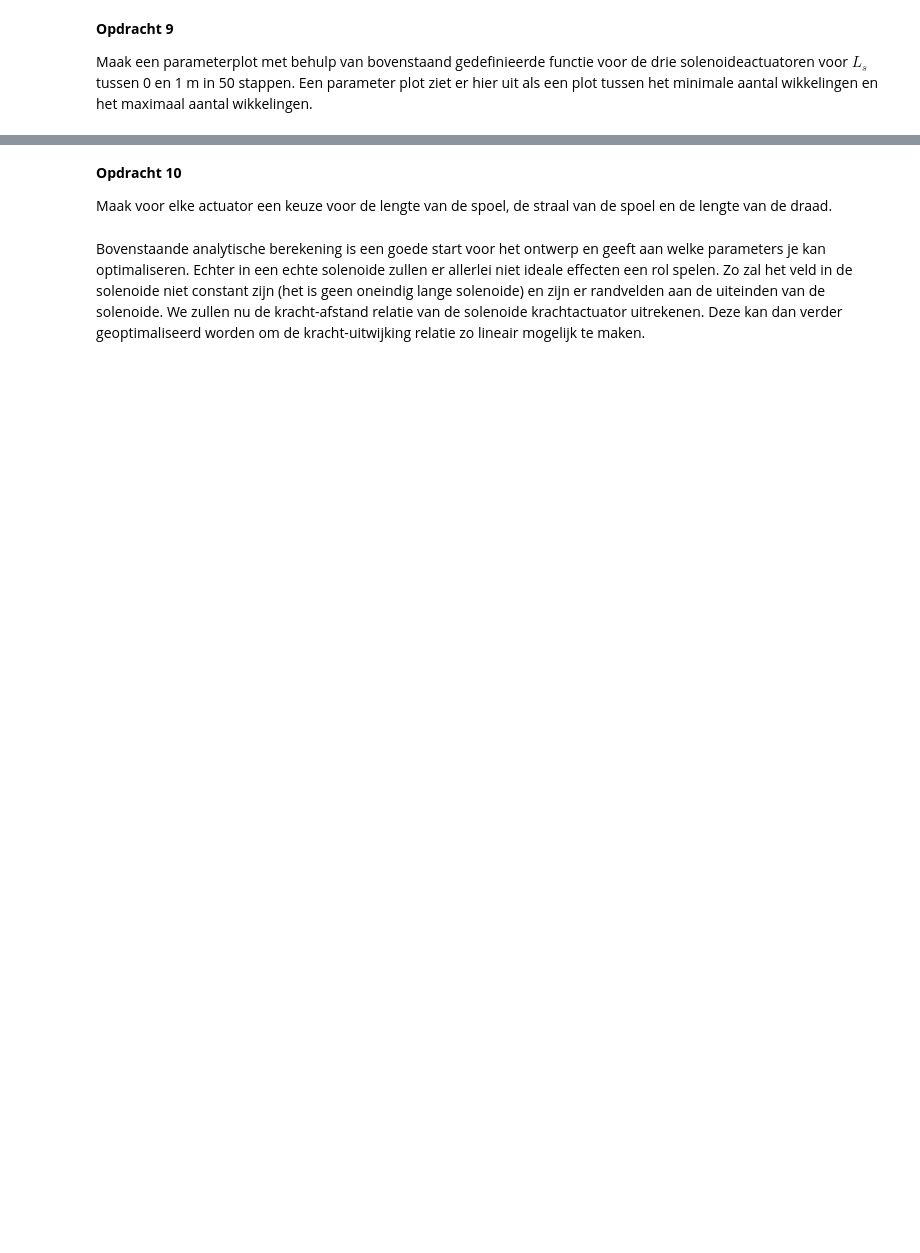
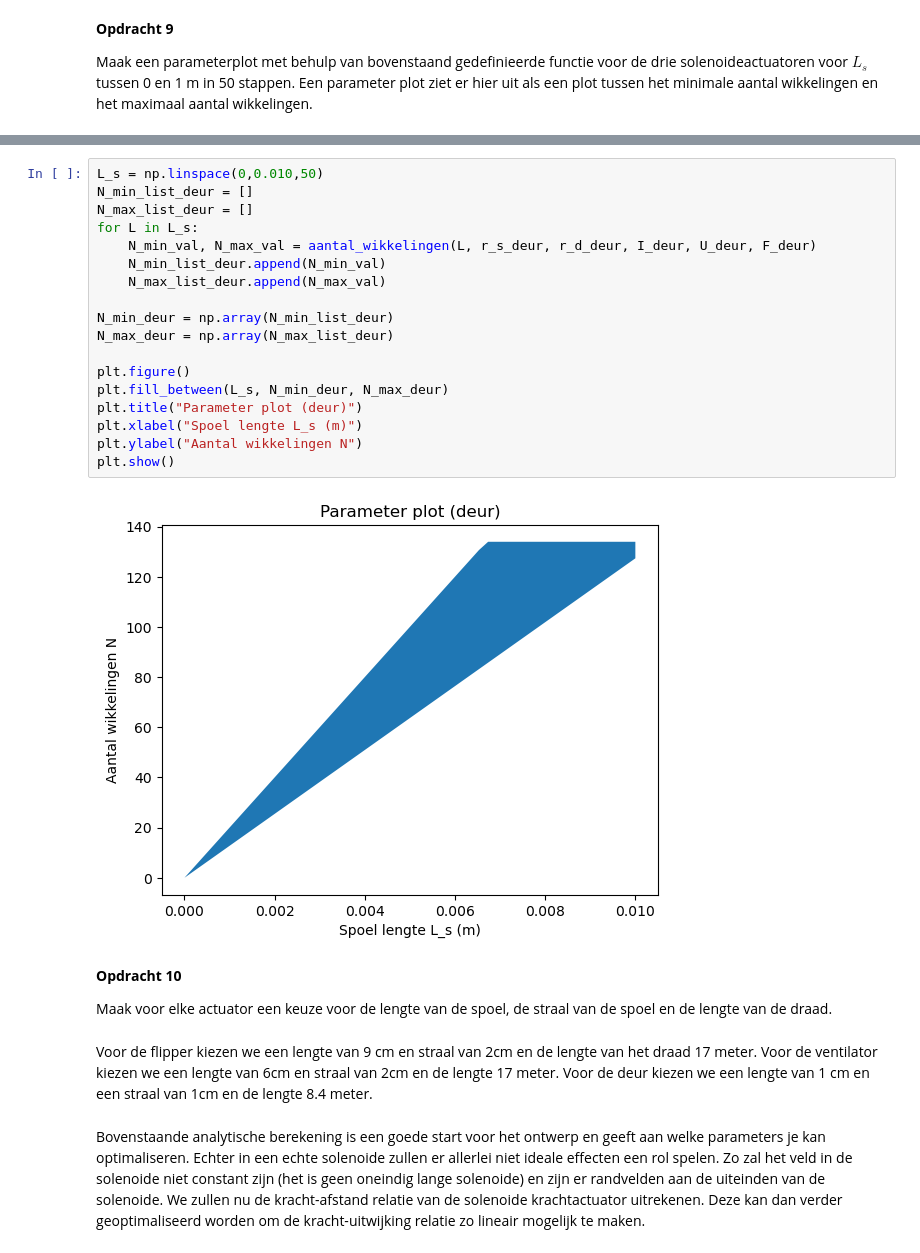
Before and after one commit to Abayu-hub/opdrachten-DEF-D, a Jupyter notebook: 2KrachtactuatorOpdracht/KrachtactuatorOpdracht.ipynb, the cells around one changed output, grey strips where cells are left out. Saved outputs shown, nothing was run; the diff lists cells and outputs as text; blank space fills up the shorter version.

```diff
--- a/2KrachtactuatorOpdracht/KrachtactuatorOpdracht.ipynb
+++ b/2KrachtactuatorOpdracht/KrachtactuatorOpdracht.ipynb
@@ -206,7 +303,29 @@ Maak een parameterplot met behulp van bovenstaand gedefinieerde functie voor de
+# %%
+L_s = np.linspace(0,0.010,50)
+N_min_list_deur = []
+N_max_list_deur = []
+for L in L_s:
+    N_min_val, N_max_val = aantal_wikkelingen(L, r_s_deur, r_d_deur, I_deur, U_deur, F_deur)
+    N_min_list_deur.append(N_min_val)
+    N_max_list_deur.append(N_max_val)
+
+N_min_deur = np.array(N_min_list_deur)
+N_max_deur = np.array(N_max_list_deur)
+
+plt.figure()
+plt.fill_between(L_s, N_min_deur, N_max_deur)
+plt.title("Parameter plot (deur)")
+plt.xlabel("Spoel lengte L_s (m)")
+plt.ylabel("Aantal wikkelingen N")
+plt.show()
+# %% [output]
+[figure, added]
 # %% [markdown]
 **Opdracht 10**
 
 Maak voor elke actuator een keuze voor de lengte van de spoel, de straal van de spoel en de lengte van de draad.
+# %% [markdown]
+Voor de flipper kiezen we een lengte van 9 cm en straal van 2cm en de lengte van het draad 17 meter. Voor de ventilator kiezen we een lengte van 6cm en straal van 2cm en de lengte 17 meter. Voor de deur kiezen we een lengte van 1 cm en een straal van 1cm en de lengte 8.4 meter.
 # %% [markdown]
 Bovenstaande analytische berekening is een goede start voor het ontwerp en geeft aan welke parameters je kan optimaliseren. Echter in een echte solenoide zullen er allerlei niet ideale effecten een rol spelen. Zo zal het veld in de solenoide niet constant zijn (het is geen oneindig lange solenoide) en zijn er randvelden aan de uiteinden van de solenoide. We zullen nu de kracht-afstand relatie van de solenoide krachtactuator uitrekenen. Deze kan dan verder geoptimaliseerd worden om de kracht-uitwijking relatie zo lineair mogelijk te maken.
 # %% [markdown]
```
Also changed, not shown: parts of 20 cells of this notebook.
